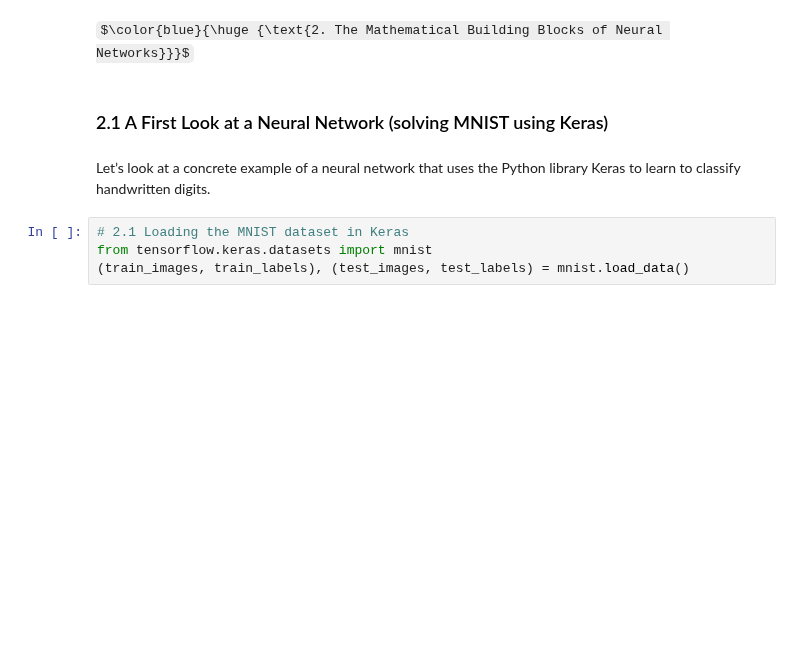
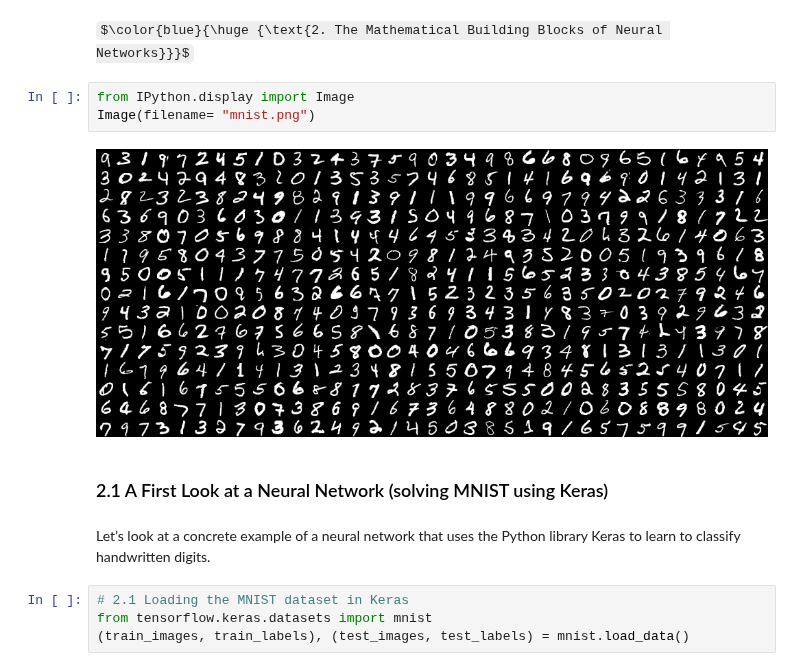
Before and after one commit to InfiniteCuriosity/Deep_Learning_with_Python, a Jupyter notebook: 2. The Mathematical Building Blocks of Deep Learning.ipynb, the cells around one changed output. Drawn from its saved outputs; the diff is of its cells as text; some formulas as TeX source; blank space fills up the shorter version.

Commit message:
adding an image of a tiny section the MNIST data set

```diff
--- a/2. The Mathematical Building Blocks of Deep Learning.ipynb
+++ b/2. The Mathematical Building Blocks of Deep Learning.ipynb
@@ -1,5 +1,10 @@
 # %% [markdown]
 $\color{blue}{\huge {\text{2. The Mathematical Building Blocks of Neural Networks}}}$
+# %%
+from IPython.display import Image
+Image(filename= "mnist.png")
+# %% [output]
+[figure, added]
 # %% [markdown]
 <h3><span style="color:black">2.1 A First Look at a Neural Network (solving MNIST using Keras)</span></h3>
 # %% [markdown]
```
